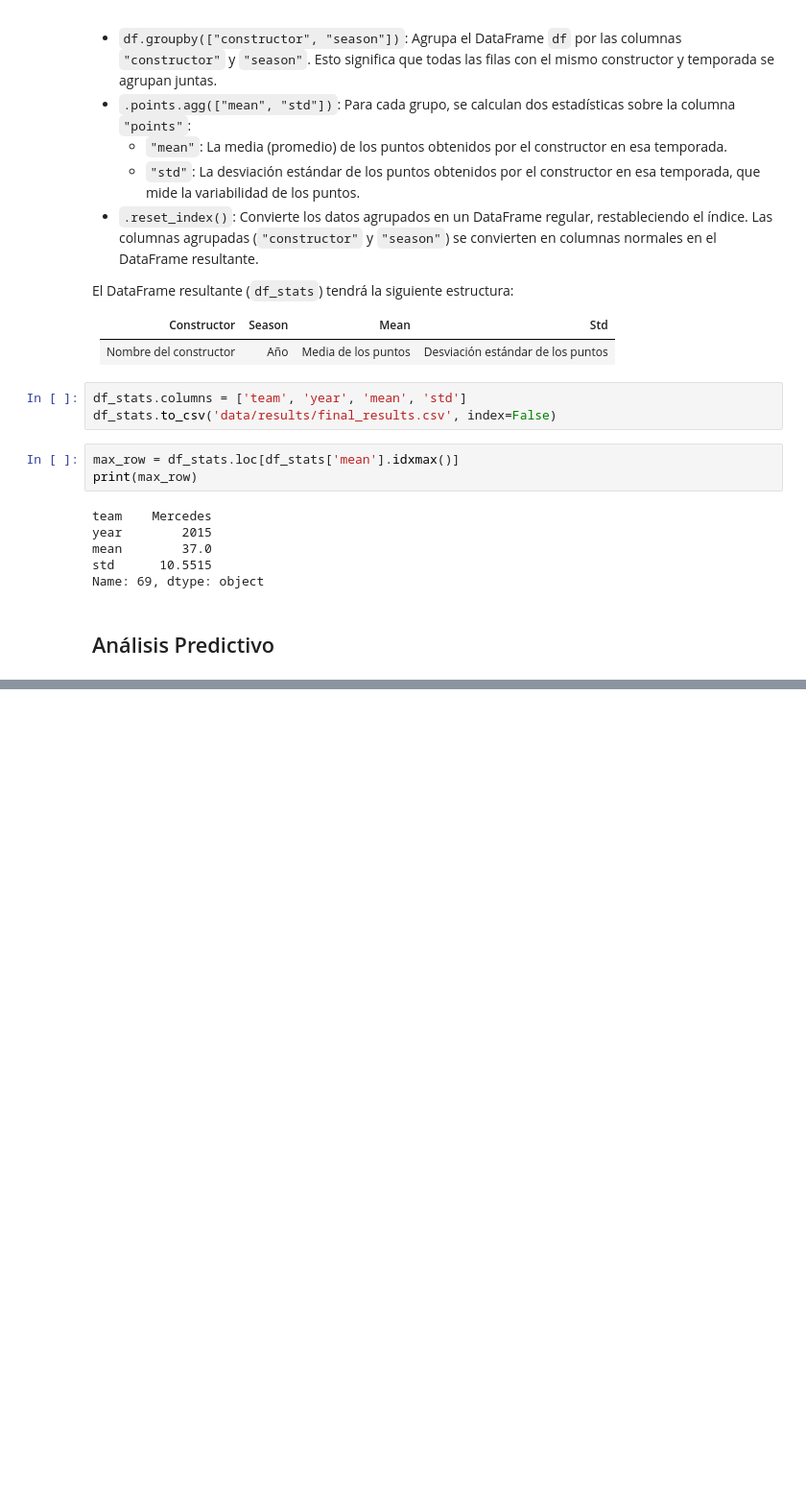
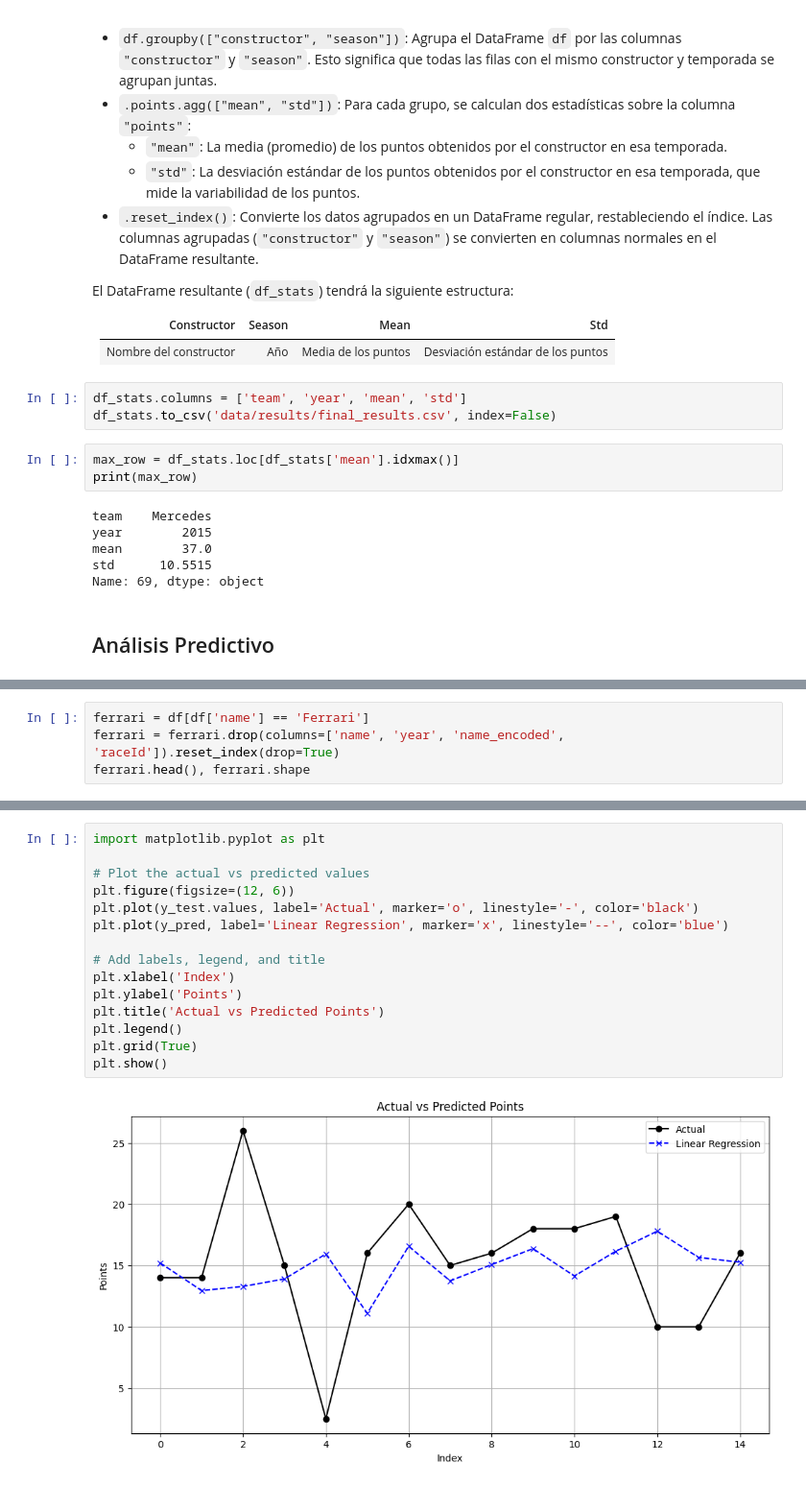
Before and after one commit to Jemartri44/f1-constructor-points, a Jupyter notebook: pipeline.ipynb, the cells around one changed output, grey strips where cells are left out. Shown: that part at 96% size. Drawn from its saved outputs; the diff is of its cells as text; blank space fills up the shorter version.

```diff
--- a/pipeline.ipynb
+++ b/pipeline.ipynb
@@ -165,0 +393,4 @@ Name: 69, dtype: object
+# %%
+ferrari = df[df['name'] == 'Ferrari']
+ferrari = ferrari.drop(columns=['name', 'year', 'name_encoded', 'raceId']).reset_index(drop=True)
+ferrari.head(), ferrari.shape
@@ -165,0 +444,17 @@ Name: 69, dtype: object
+# %%
+import matplotlib.pyplot as plt
+
+# Plot the actual vs predicted values
+plt.figure(figsize=(12, 6))
+plt.plot(y_test.values, label='Actual', marker='o', linestyle='-', color='black')
+plt.plot(y_pred, label='Linear Regression', marker='x', linestyle='--', color='blue')
+
+# Add labels, legend, and title
+plt.xlabel('Index')
+plt.ylabel('Points')
+plt.title('Actual vs Predicted Points')
+plt.legend()
+plt.grid(True)
+plt.show()
+# %% [output]
+[figure, added]
```
Also changed, not shown: parts of 40 cells of this notebook, 1 other file.
